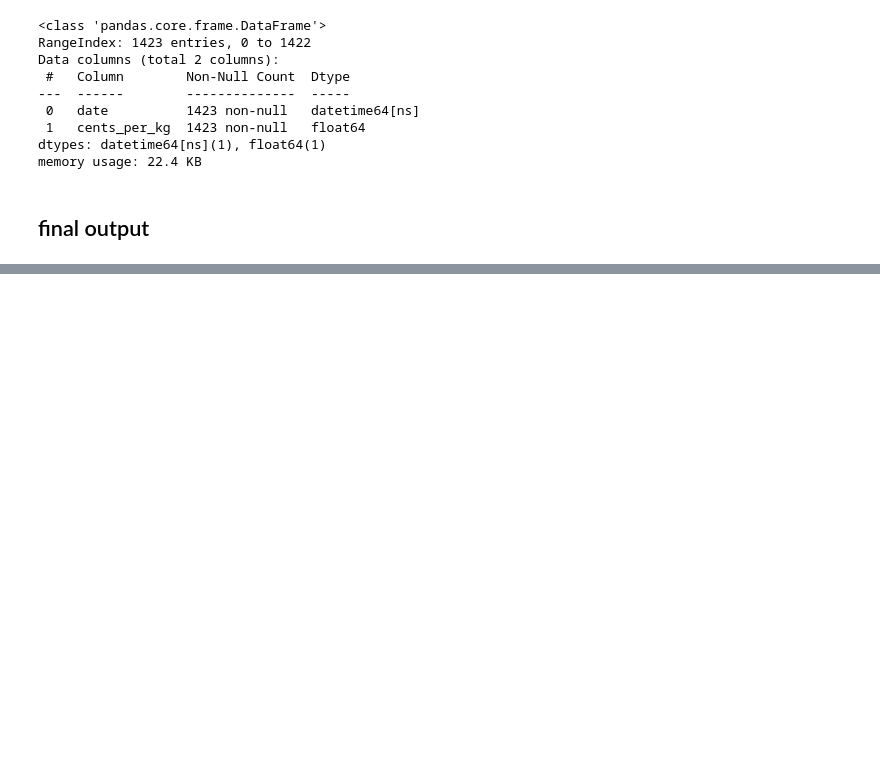
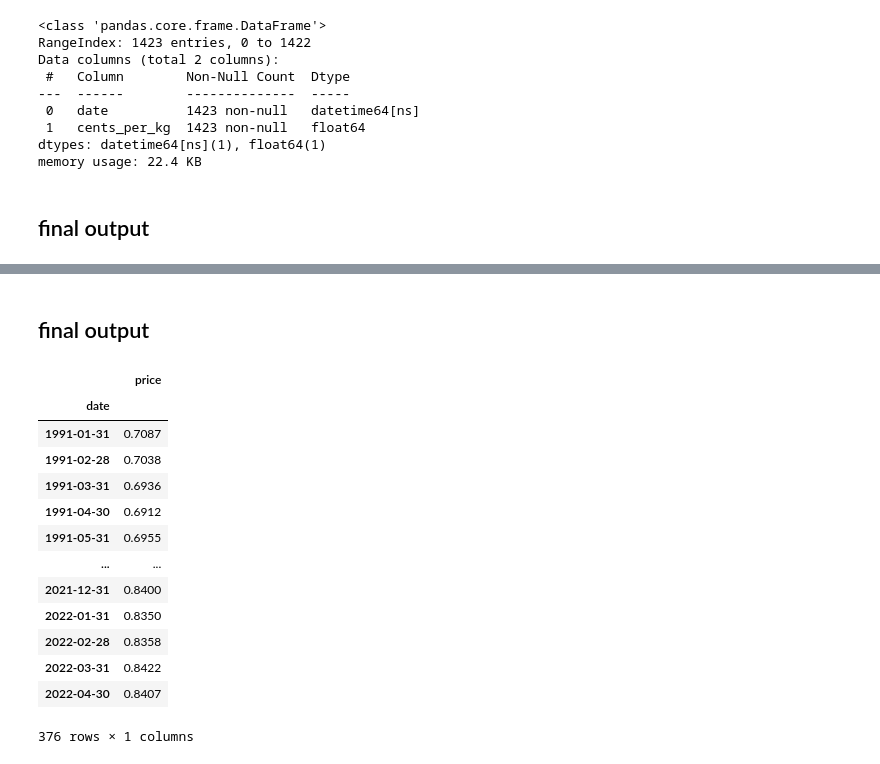
Before and after one commit to trentsteel777/CA2, a Jupyter notebook: DataPrep.ipynb, the cells around one changed output, grey strips where cells are left out. Cells and saved outputs as stored; diff of their text form; code cells hidden in the pictures; blank space fills up the shorter version.

```diff
--- a/DataPrep.ipynb
+++ b/DataPrep.ipynb
@@ -1301,0 +1347,21 @@ df_pig
+# %%
+df_eurusd = prepare_forex_data("data/ie/EUR_USD_1991-2022.csv")
+# %% [markdown]
+## final output
+# %%
+df_eurusd
+# %% [output]
+|  | price |
+| date |  |
+| 1991-01-31 | 0.7087 |
+| 1991-02-28 | 0.7038 |
+| 1991-03-31 | 0.6936 |
+| 1991-04-30 | 0.6912 |
+| 1991-05-31 | 0.6955 |
+| ... | ... |
+| 2021-12-31 | 0.8400 |
+| 2022-01-31 | 0.8350 |
+| 2022-02-28 | 0.8358 |
+| 2022-03-31 | 0.8422 |
+| 2022-04-30 | 0.8407 |
+376 rows × 1 columns
```
Also changed, not shown: parts of 8 cells of this notebook, 2 other files.
